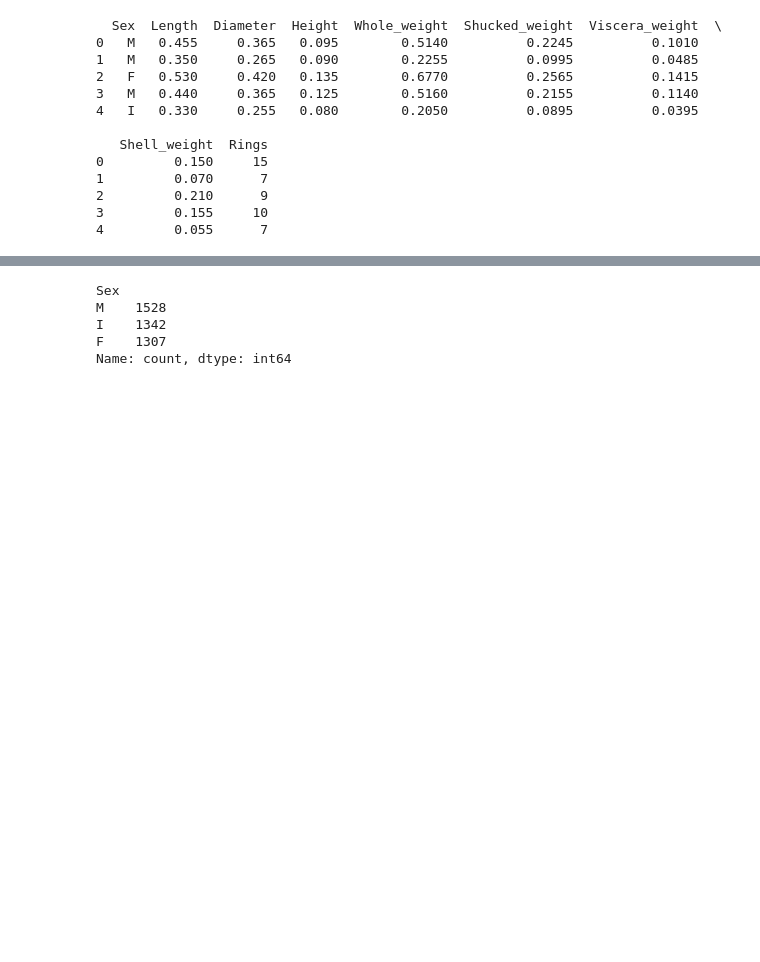
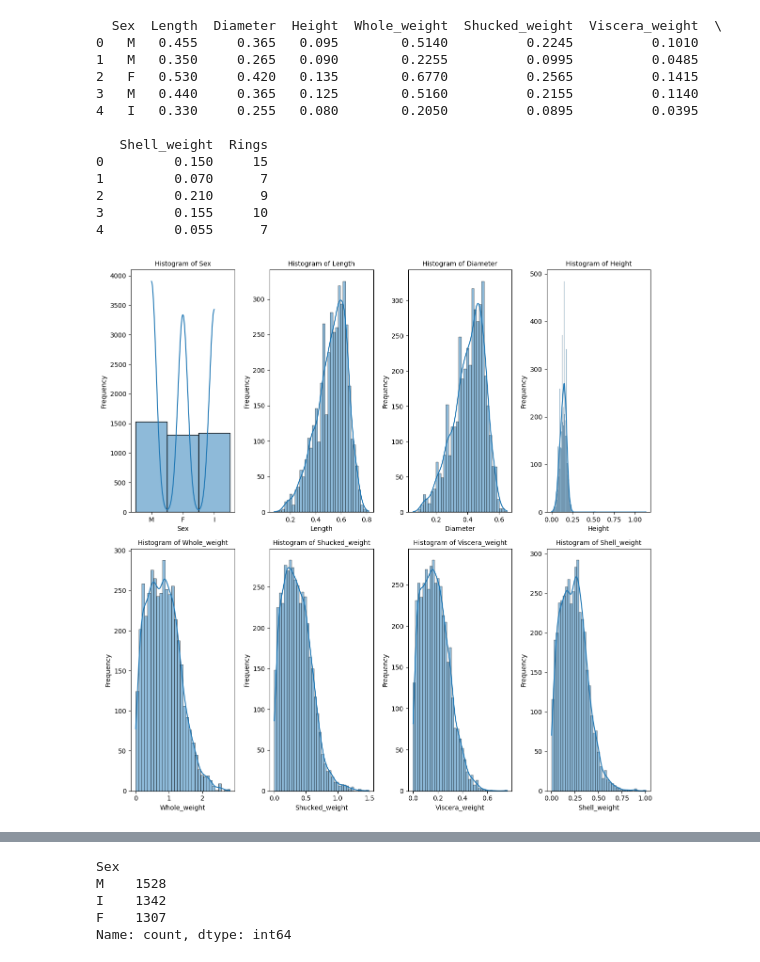
Before and after one commit to 9963KK/MATH5836, a Jupyter notebook: assn1.ipynb, the cells around one changed output, grey strips where cells are left out. Saved outputs shown, nothing was run; the diff lists cells and outputs as text; code cells hidden in the pictures; blank space fills up the shorter version.

```diff
--- a/assn1.ipynb
+++ b/assn1.ipynb
@@ -38,3 +39,16 @@ print(data.head())
 2         0.210      9
 3         0.155     10
 4         0.055      7
+# %%
+plt.figure(figsize=(12, 12))
+for i in range(len(data.columns[:-1])):
+    col = data.columns[i]
+    plt.subplot(2, 4, i+1)
+    sns.histplot(data[col], kde=True)
+    plt.xlabel(f'{col}')
+    plt.ylabel('Frequency')
+    plt.title(f'Histogram of {col}', fontdict={'fontsize': 10})
+plt.tight_layout()
+plt.show()
+# %% [output]
+[figure, added]
```
Also changed, not shown: parts of 5 cells of this notebook, 3 other files.
